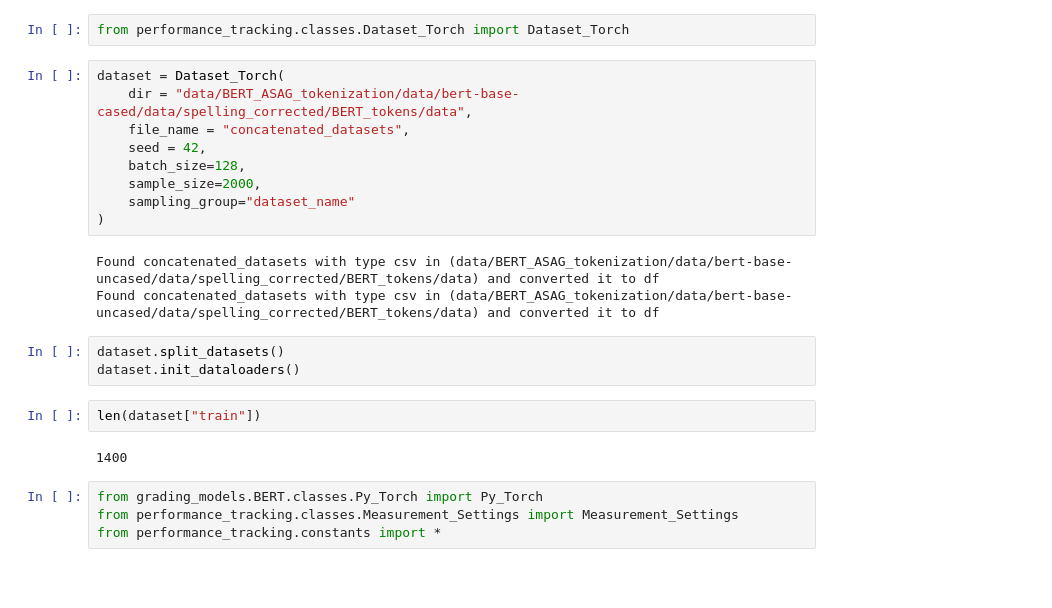
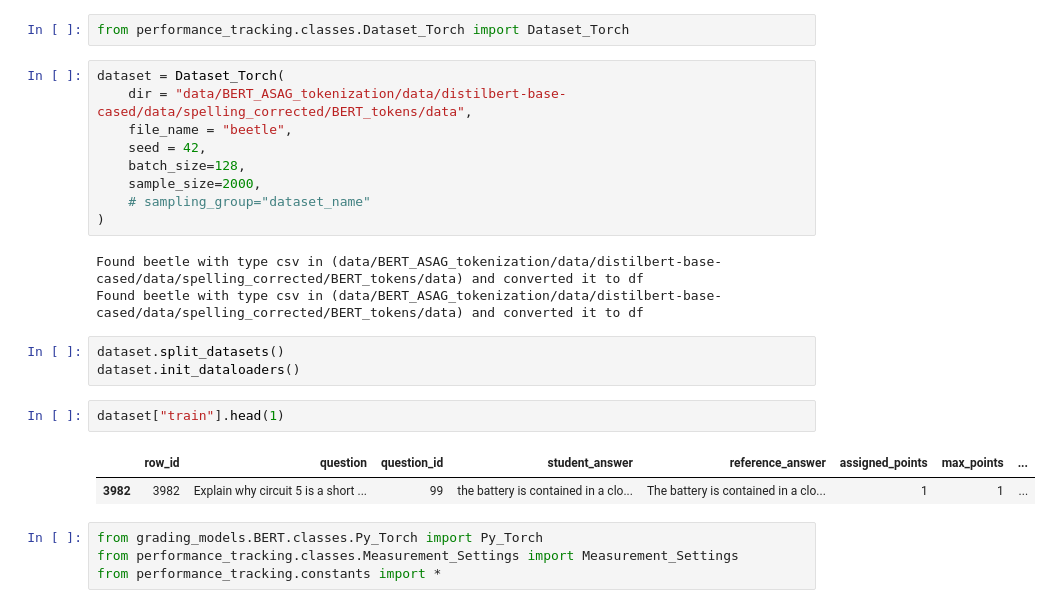
Before and after one commit to OlafVrijmoet/Thesis, a Jupyter notebook: BERT.ipynb, the cells around one changed output. Cells and saved outputs as stored; diff of their text form; blank space fills up the shorter version.

```diff
--- a/BERT.ipynb
+++ b/BERT.ipynb
@@ -30,23 +30,24 @@ KeyboardInterrupt:
 from performance_tracking.classes.Dataset_Torch import Dataset_Torch
 # %%
 dataset = Dataset_Torch(
-    dir = "data/BERT_ASAG_tokenization/data/bert-base-cased/data/spelling_corrected/BERT_tokens/data",
-    file_name = "concatenated_datasets",
+    dir = "data/BERT_ASAG_tokenization/data/distilbert-base-cased/data/spelling_corrected/BERT_tokens/data",
+    file_name = "beetle",
     seed = 42,
     batch_size=128,
     sample_size=2000,
-    sampling_group="dataset_name"
+    # sampling_group="dataset_name"
 )
 # %% [output]
-Found concatenated_datasets with type csv in (data/BERT_ASAG_tokenization/data/bert-base-uncased/data/spelling_corrected/BERT_tokens/data) and converted it to df
-Found concatenated_datasets with type csv in (data/BERT_ASAG_tokenization/data/bert-base-uncased/data/spelling_corrected/BERT_tokens/data) and converted it to df
+Found beetle with type csv in (data/BERT_ASAG_tokenization/data/distilbert-base-cased/data/spelling_corrected/BERT_tokens/data) and converted it to df
+Found beetle with type csv in (data/BERT_ASAG_tokenization/data/distilbert-base-cased/data/spelling_corrected/BERT_tokens/data) and converted it to df
 # %%
 dataset.split_datasets()
 dataset.init_dataloaders()
 # %%
-len(dataset["train"])
+dataset["train"].head(1)
 # %% [output]
-1400
+|  | row_id | question | question_id | student_answer | reference_answer | assigned_points | max_points | ... |
+| 3982 | 3982 | Explain why circuit 5 is a short ... | 99 | the battery is contained in a clo... | The battery is contained in a clo... | 1 | 1 | ... |
 # %%
 from grading_models.BERT.classes.Py_Torch import Py_Torch
 from performance_tracking.classes.Measurement_Settings import Measurement_Settings
```
Also changed, not shown: parts of 2 cells of this notebook, 8 other files.
